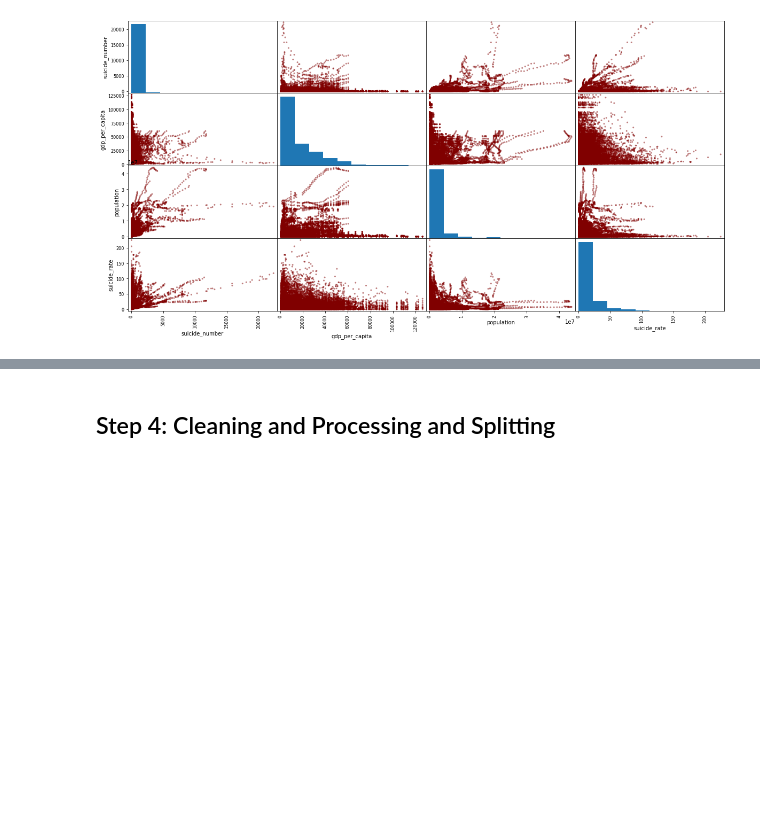
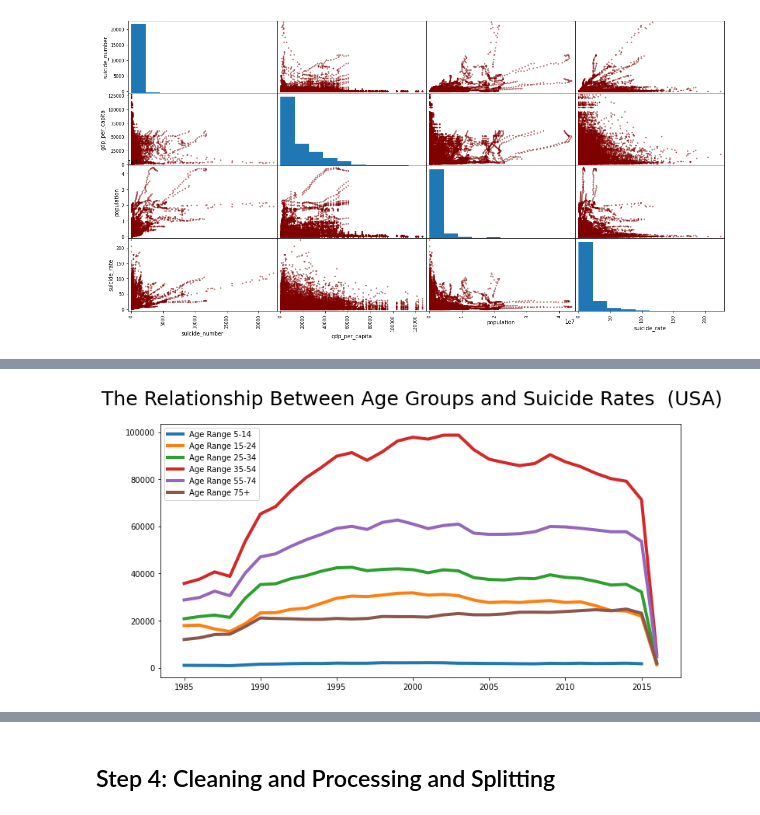
Before and after one commit to ahmedmagde/CDC-Micro-Mental-Project, a Jupyter notebook: CDC-Micro-Mental-Project.ipynb, the cells around one changed output, grey strips where cells are left out. Cells and saved outputs as stored; diff of their text form; code cells hidden in the pictures; blank space fills up the shorter version.

```diff
--- a/CDC-Micro-Mental-Project.ipynb
+++ b/CDC-Micro-Mental-Project.ipynb
@@ -448,0 +537,15 @@ plt.show()
+# %%
+plt.figure(figsize=(12,6))
+plt.xticks(np.arange(1985, 2016, 5))
+plt.plot(df_usa_age_5_14[['year','suicide_number']].groupby(['year']).sum(),linewidth = 4)
+plt.plot(df_usa_age_15_24[['year','suicide_number']].groupby(['year']).sum(),linewidth = 4)
+plt.plot(df_usa_age_25_34[['year','suicide_number']].groupby(['year']).sum(),linewidth = 4)
+plt.plot(df_usa_age_35_54[['year','suicide_number']].groupby(['year']).sum(),linewidth = 4)
+plt.plot(df_usa_age_55_74[['year','suicide_number']].groupby(['year']).sum(),linewidth = 4)
+plt.plot(df_usa_age_75[['year','suicide_number']].groupby(['year']).sum(),linewidth = 4)
+
+plt.legend(["Age Range 5-14","Age Range 15-24","Age Range 25-34","Age Range 35-54","Age Range 55-74","Age Range 75+"])
+plt.suptitle('The Relationship Between Age Groups and Suicide Rates  (USA)', fontsize=25)
+plt.show()
+# %% [output]
+[figure, added]
```
Also changed, not shown: parts of 36 cells of this notebook.
